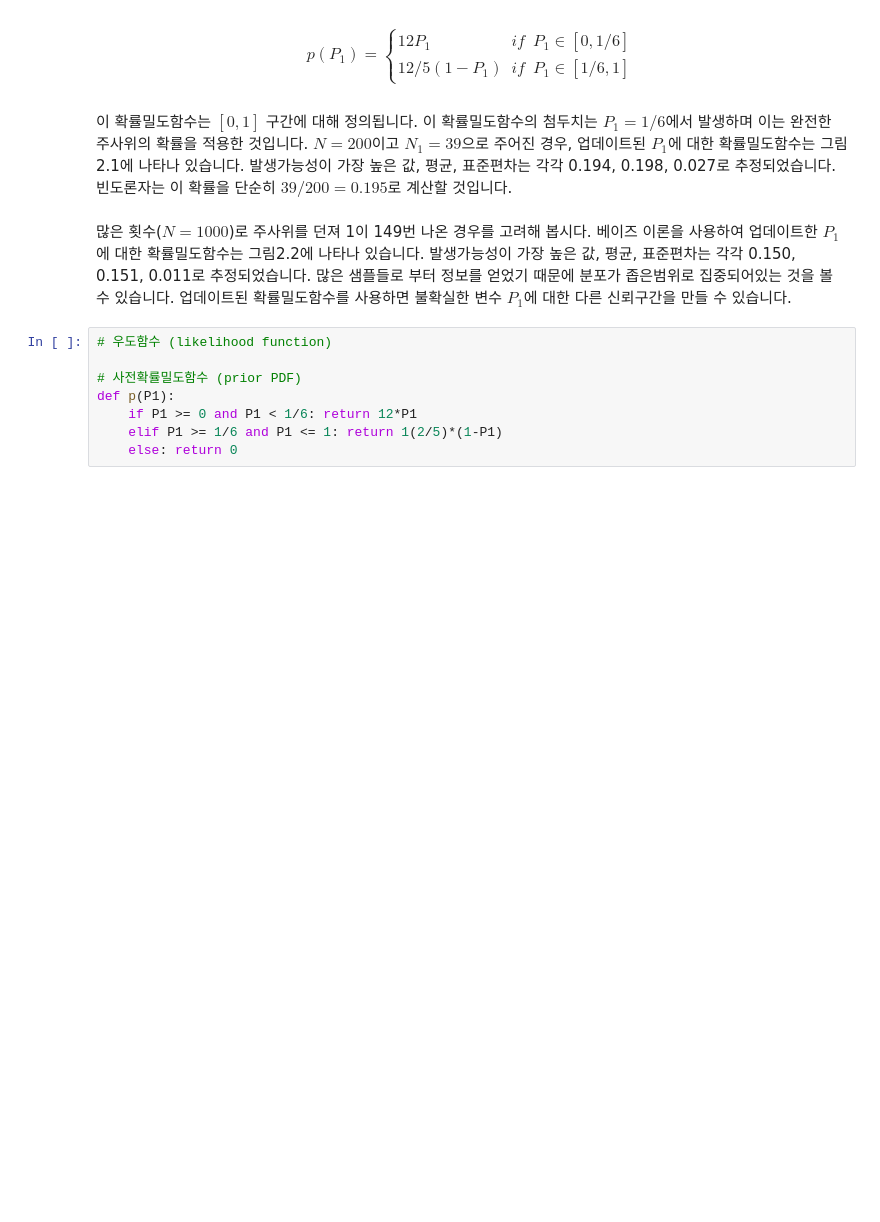
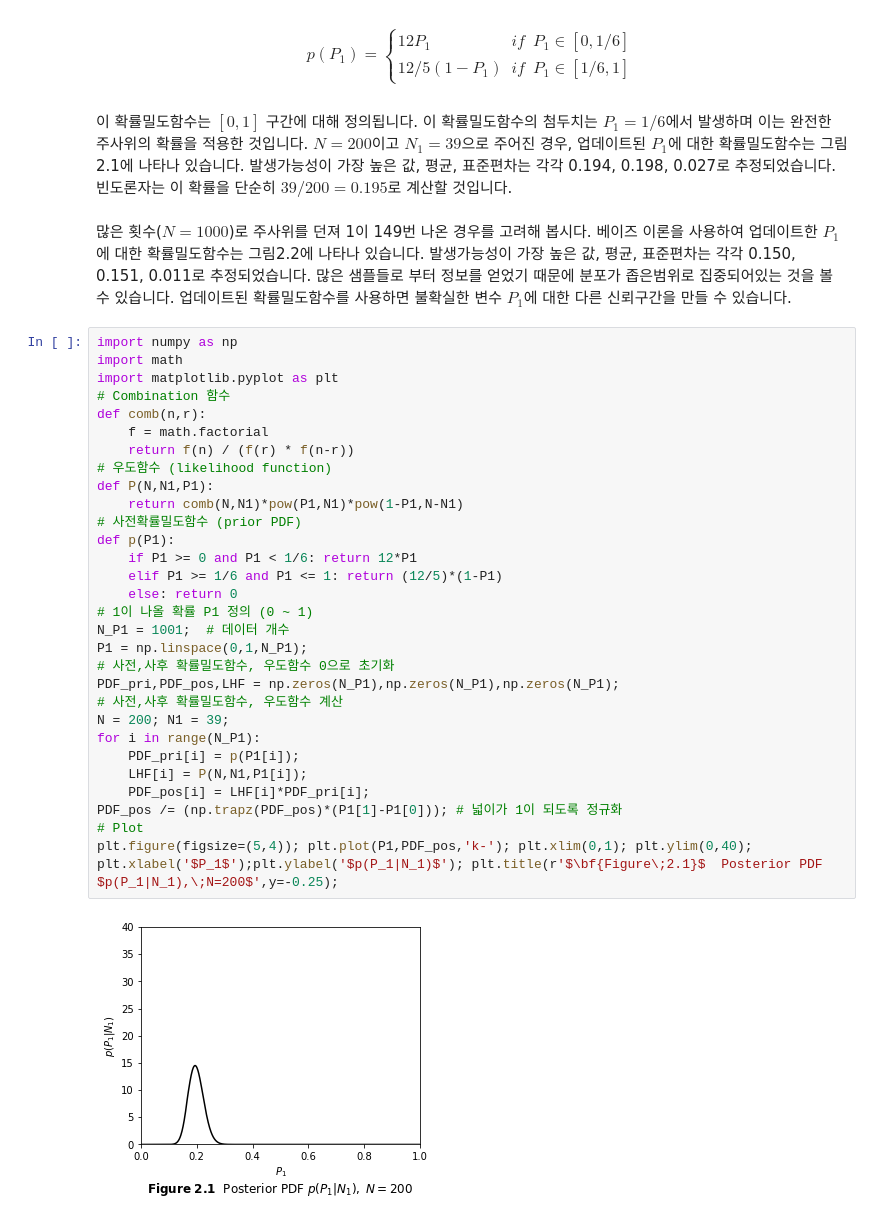
Before and after one commit to wonho13/work, a Jupyter notebook: 책번역/Bayesian Methods for Structural Dynamics and Civil Engineering/Ch2.ipynb, the cells around one changed output. Saved outputs shown, nothing was run; the diff lists cells and outputs as text; blank space fills up the shorter version.

```diff
--- a/책번역/Bayesian Methods for Structural Dynamics and Civil Engineering/Ch2.ipynb
+++ b/책번역/Bayesian Methods for Structural Dynamics and Civil Engineering/Ch2.ipynb
@@ -151,11 +151,36 @@ $$p(P_1)=\begin{cases}
 이 확률밀도함수는 $[0,1]$ 구간에 대해 정의됩니다. 이 확률밀도함수의 첨두치는 $P_1=1/6$에서 발생하며 이는 완전한 주사위의 확률을 적용한 것입니다. $N=200$이고 $N_1=39$으로 주어진 경우, 업데이트된 $P_1$에 대한 확률밀도함수는 그림2.1에 나타나 있습니다. 발생가능성이 가장 높은 값, 평균, 표준편차는 각각 0.194, 0.198, 0.027로 추정되었습니다. 빈도론자는 이 확률을 단순히 $39/200=0.195$로 계산할 것입니다.
 # %% [markdown]
 많은 횟수($N=1000$)로 주사위를 던져 1이 149번 나온 경우를 고려해 봅시다. 베이즈 이론을 사용하여 업데이트한 $P_1$에 대한 확률밀도함수는 그림2.2에 나타나 있습니다. 발생가능성이 가장 높은 값, 평균, 표준편차는 각각 0.150, 0.151, 0.011로 추정되었습니다. 많은 샘플들로 부터 정보를 얻었기 때문에 분포가 좁은범위로 집중되어있는 것을 볼 수 있습니다. 업데이트된 확률밀도함수를 사용하면 불확실한 변수 $P_1$에 대한 다른 신뢰구간을 만들 수 있습니다.
-# %%
-# 우도함수 (likelihood function)
-
-# 사전확률밀도함수 (prior PDF)
-def p(P1):
-    if P1 >= 0 and P1 < 1/6: return 12*P1
-    elif P1 >= 1/6 and P1 <= 1: return 1(2/5)*(1-P1)
-    else: return 0
+# %%
+import numpy as np
+import math
+import matplotlib.pyplot as plt
+# Combination 함수
+def comb(n,r):
+    f = math.factorial
+    return f(n) / (f(r) * f(n-r))
+# 우도함수 (likelihood function)
+def P(N,N1,P1):
+    return comb(N,N1)*pow(P1,N1)*pow(1-P1,N-N1)
+# 사전확률밀도함수 (prior PDF)
+def p(P1):
+    if P1 >= 0 and P1 < 1/6: return 12*P1
+    elif P1 >= 1/6 and P1 <= 1: return (12/5)*(1-P1)
+    else: return 0
+# 1이 나올 확률 P1 정의 (0 ~ 1)
+N_P1 = 1001;  # 데이터 개수
+P1 = np.linspace(0,1,N_P1);
+# 사전,사후 확률밀도함수, 우도함수 0으로 초기화
+PDF_pri,PDF_pos,LHF = np.zeros(N_P1),np.zeros(N_P1),np.zeros(N_P1);
+# 사전,사후 확률밀도함수, 우도함수 계산
+N = 200; N1 = 39;
+for i in range(N_P1):
+    PDF_pri[i] = p(P1[i]);
+    LHF[i] = P(N,N1,P1[i]);
+    PDF_pos[i] = LHF[i]*PDF_pri[i];
+PDF_pos /= (np.trapz(PDF_pos)*(P1[1]-P1[0])); # 넓이가 1이 되도록 정규화
+# Plot
+plt.figure(figsize=(5,4)); plt.plot(P1,PDF_pos,'k-'); plt.xlim(0,1); plt.ylim(0,40);
+plt.xlabel('$P_1$');plt.ylabel('$p(P_1|N_1)$'); plt.title(r'$\bf{Figure\;2.1}$  Posterior PDF $p(P_1|N_1),\;N=200$',y=-0.25);
+# %% [output]
+[figure, added]
```
Also changed, not shown: parts of 7 cells of this notebook.
